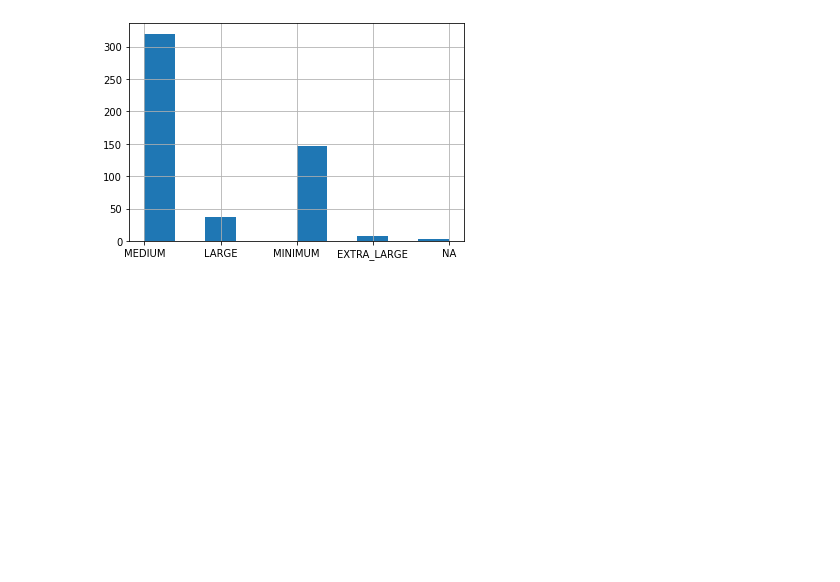
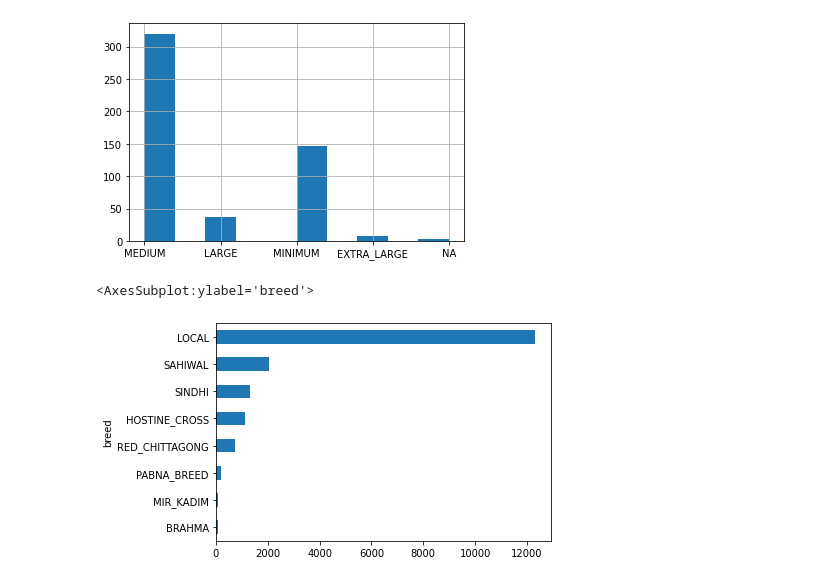
Before and after one commit to bhuiyanmobasshir94/Cow-weight-and-Breed-Prediction, a Jupyter notebook: notebooks/eda.ipynb, the cells around one changed output. Cells and saved outputs as stored; diff of their text form; code cells hidden in the pictures; blank space fills up the shorter version.

```diff
--- a/notebooks/eda.ipynb
+++ b/notebooks/eda.ipynb
@@ -115,3 +111,8 @@ df.loc[:, "size"].hist()
 5
 <AxesSubplot:>
 [figure]
+# %%
+df.groupby("breed")["total_images"].sum().sort_values().plot(kind="barh")
+# %% [output]
+<AxesSubplot:ylabel='breed'>
+[figure, added]
```
Also changed, not shown: parts of 5 cells of this notebook.
